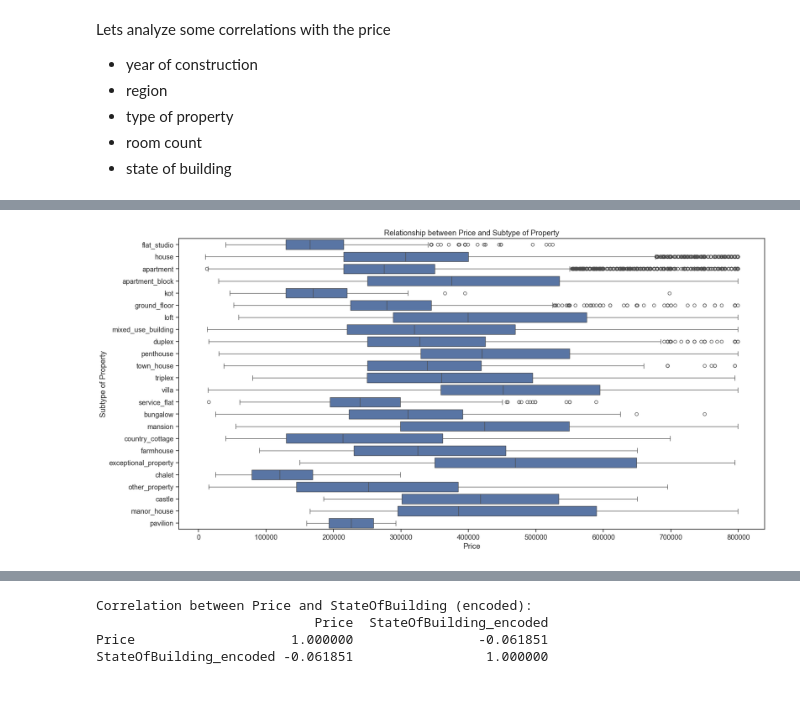
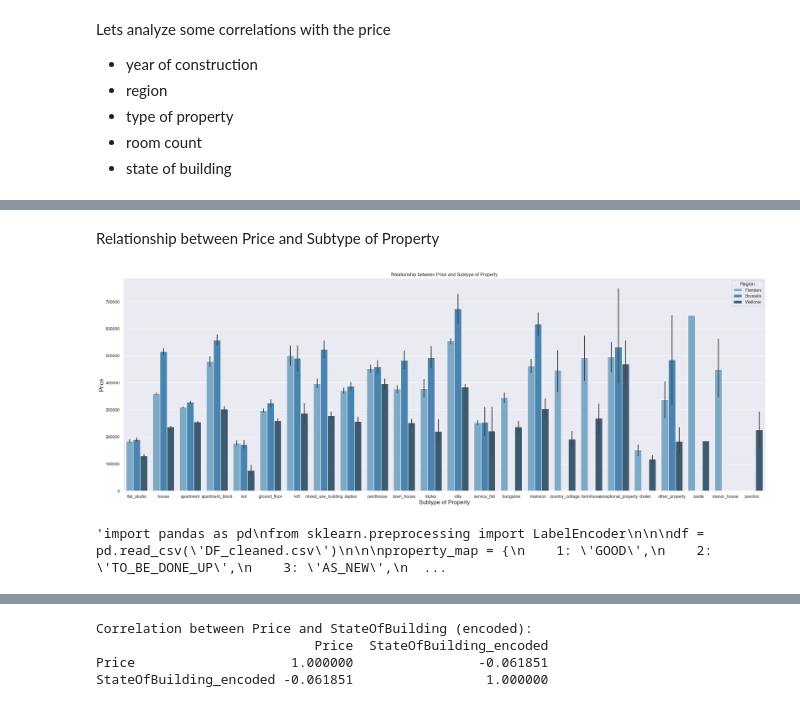
Before and after one commit to AdrienPiette/Data-visualisation, a Jupyter notebook: analyze/Analyzing.ipynb, the cells around one changed output, grey strips where cells are left out. Drawn from its saved outputs; the diff is of its cells as text; code cells hidden in the pictures.

```diff
--- a/analyze/Analyzing.ipynb
+++ b/analyze/Analyzing.ipynb
@@ -137,7 +140,7 @@ df['Price'] < 800000
 df_filtered = df_sales[df_sales['Price'] < 800000]
 
 df_average_price = df_filtered['Price'].mean()
-
+sns.set_theme()
 plt.figure(figsize=(12, 8))
 sns.histplot(df_filtered['Price'], kde=True)
 plt.title('Distribution of Prices')
@@ -368,24 +373,26 @@ df.head()
+# %% [markdown]
+Relationship between Price and Subtype of Property
 # %%
 df = pd.read_csv('DF_cleaned.csv')
 
 
 df_price_filtered = df[(df['ConstructionYear'] > 1900) &
                        (df['Price'] < 800000) &
                        (df['Price'] > 10000) &
                        (df['Price'] != 0)]
 
 
-
-plt.figure(figsize=(20, 10))
-sns.boxplot(data=df_price_filtered, x='Price', y='SubtypeOfProperty')
+sns.color_palette()
+plt.figure(figsize=(30, 10))
+sns.barplot(data=df_price_filtered, x='SubtypeOfProperty', y='Price',hue= 'Region',palette='Blues_d')
 plt.title('Relationship between Price and Subtype of Property')
-plt.xlabel('Price')
-plt.ylabel('Subtype of Property')
+plt.xlabel('Subtype of Property', fontsize=15)
+plt.ylabel('Price', fontsize=15)
 plt.show()
 # %% [output]
-[figure, old version]
+[figure, new version]
 # %%
-import pandas as pd
+'''import pandas as pd
 from sklearn.preprocessing import LabelEncoder
 
 
@@ -429,4 +436,6 @@ plt.show()
 
 
 
-#df[['Price', 'SubtypeOfProperty']].corr(method='spearman')
+#df[['Price', 'SubtypeOfProperty']].corr(method='spearman')'''
+# %% [output]
+'import pandas as pd\nfrom sklearn.preprocessing import LabelEncoder\n\n\ndf = pd.read_csv(\'DF_cleaned.csv\')\n\n\nproperty_map = {\n    1: \'GOOD\',\n    2: \'TO_BE_DONE_UP\',\n    3: \'AS_NEW\',\n  ...
```
Also changed, not shown: parts of 20 cells of this notebook, 2 other files.
